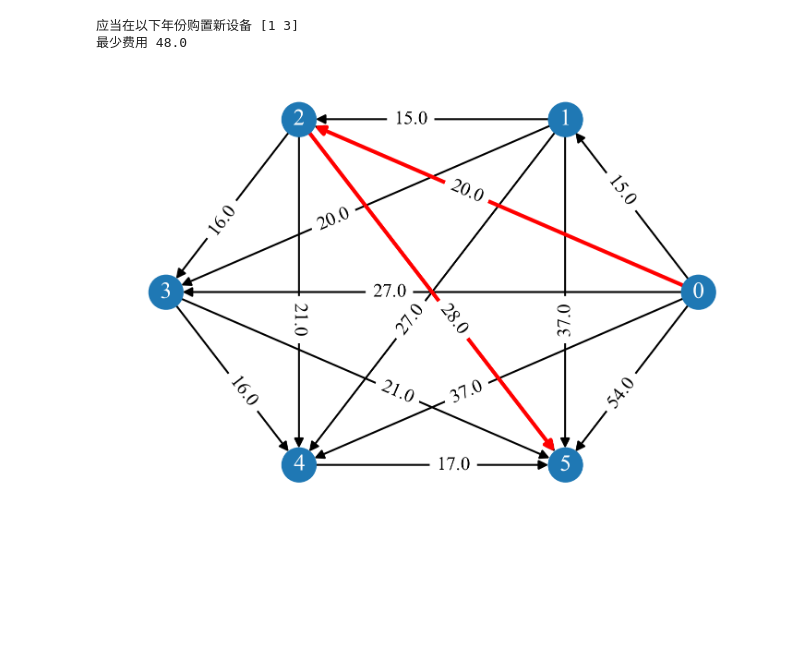
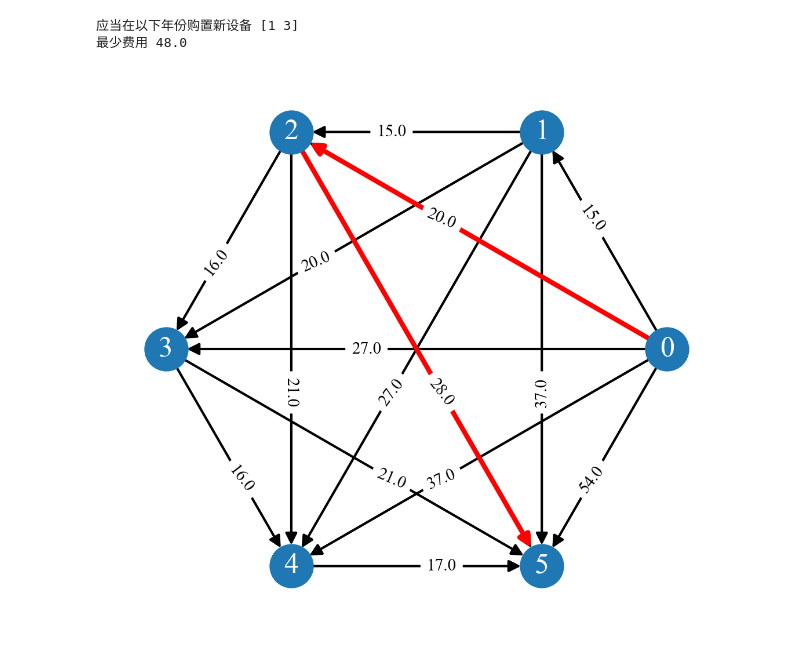
Before and after one commit to hacheyz/PMMAA, a Jupyter notebook: 6.3 最短路算法.ipynb, the cells around one changed output. Cells and saved outputs as stored; diff of their text form; code cells hidden in the pictures; blank space fills up the shorter version.

```diff
--- a/6.3 最短路算法.ipynb
+++ b/6.3 最短路算法.ipynb
@@ -177,17 +178,18 @@ print("最少费用", dis)
 最少费用 48.0
 # %%
 w = nx.get_edge_attributes(G, 'weight')
-key = range(6)
+key = range(len(W))
 s = ['v'+str(i) for i in key]
 s = dict(zip(key, s))
 
 fig = plt.figure(dpi=300)
 ax = fig.add_subplot(111)
 pos = nx.circular_layout(G)
 nx.draw(G, pos, with_labels=True, font_color='w')
 path_edges = list(zip(path, path[1:]))
 nx.draw_networkx_edges(G, pos, edgelist=path_edges, edge_color='r', width=2)
-nx.draw_networkx_edge_labels(G, pos, edge_labels=w, label_pos=0.42) # 设置 label_pos以防标签重叠 (默认 0.5)
+nx.draw_networkx_edge_labels(G, pos, edge_labels=w, label_pos=0.4, font_size=7) # 设置 label_pos以防标签重叠 (默认 0.5)
+ax.set_aspect(1)
 fig.show()
 # %% [output]
-[figure, old version]
+[figure, new version]
```
Also changed, not shown: parts of 8 cells of this notebook, 1 other file.
